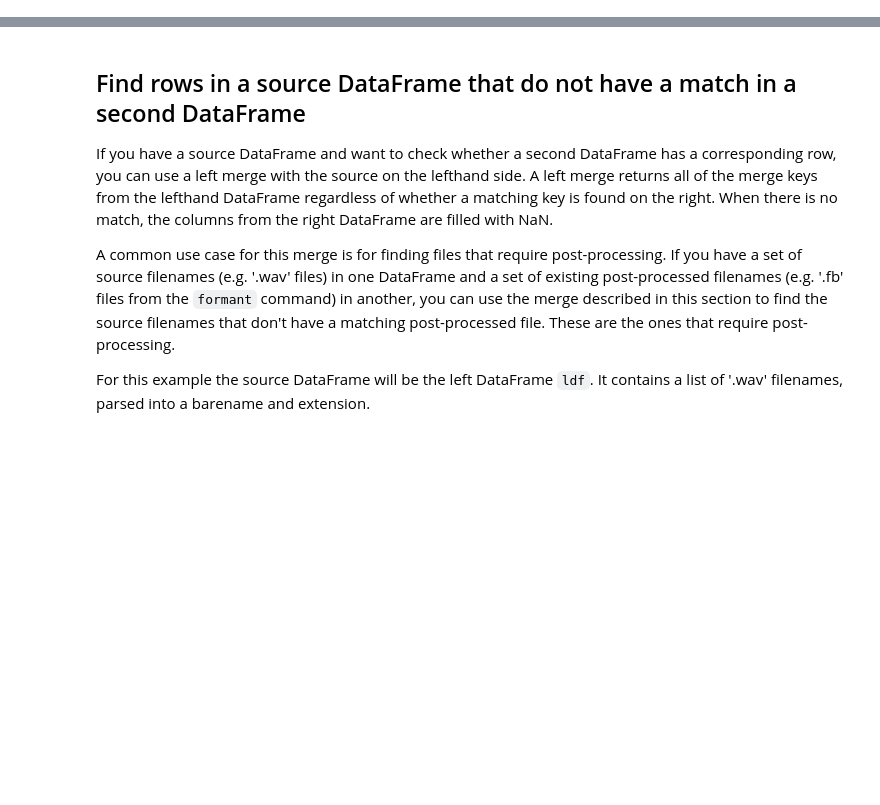
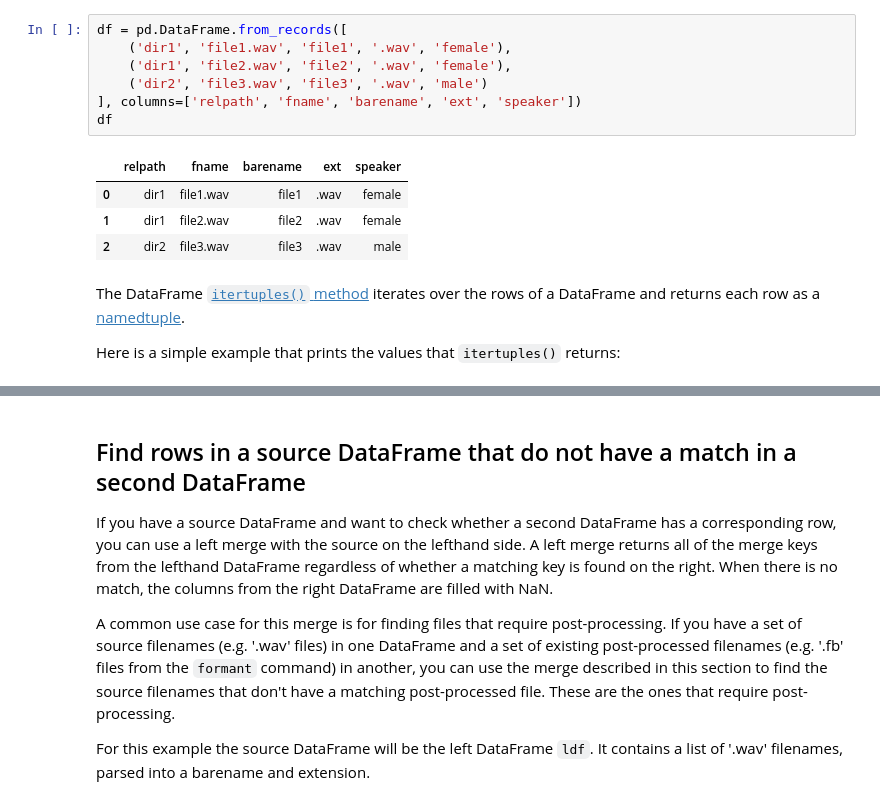
Before and after one commit to rsprouse/phonlab, a Jupyter notebook: doc/phonlab_tasks.ipynb, the cells around one changed output, grey strips where cells are left out. Saved outputs shown, nothing was run; the diff lists cells and outputs as text; blank space fills up the shorter version.

```diff
--- a/doc/phonlab_tasks.ipynb
+++ b/doc/phonlab_tasks.ipynb
@@ -2,0 +88,16 @@ import pandas as pd
+# %%
+df = pd.DataFrame.from_records([
+    ('dir1', 'file1.wav', 'file1', '.wav', 'female'),
+    ('dir1', 'file2.wav', 'file2', '.wav', 'female'),
+    ('dir2', 'file3.wav', 'file3', '.wav', 'male')
+], columns=['relpath', 'fname', 'barename', 'ext', 'speaker'])
+df
+# %% [output]
+|  | relpath | fname | barename | ext | speaker |
+| 0 | dir1 | file1.wav | file1 | .wav | female |
+| 1 | dir1 | file2.wav | file2 | .wav | female |
+| 2 | dir2 | file3.wav | file3 | .wav | male |
+# %% [markdown]
+The DataFrame [`itertuples()` method](https://pandas.pydata.org/pandas-docs/stable/generated/pandas.DataFrame.itertuples.html#pandas.DataFrame.itertuples) iterates over the rows of a DataFrame and returns each row as a [namedtuple](https://docs.python.org/3/library/collections.html#collections.namedtuple).
+
+Here is a simple example that prints the values that `itertuples()` returns:
```
Also changed, not shown: parts of 27 cells of this notebook.
